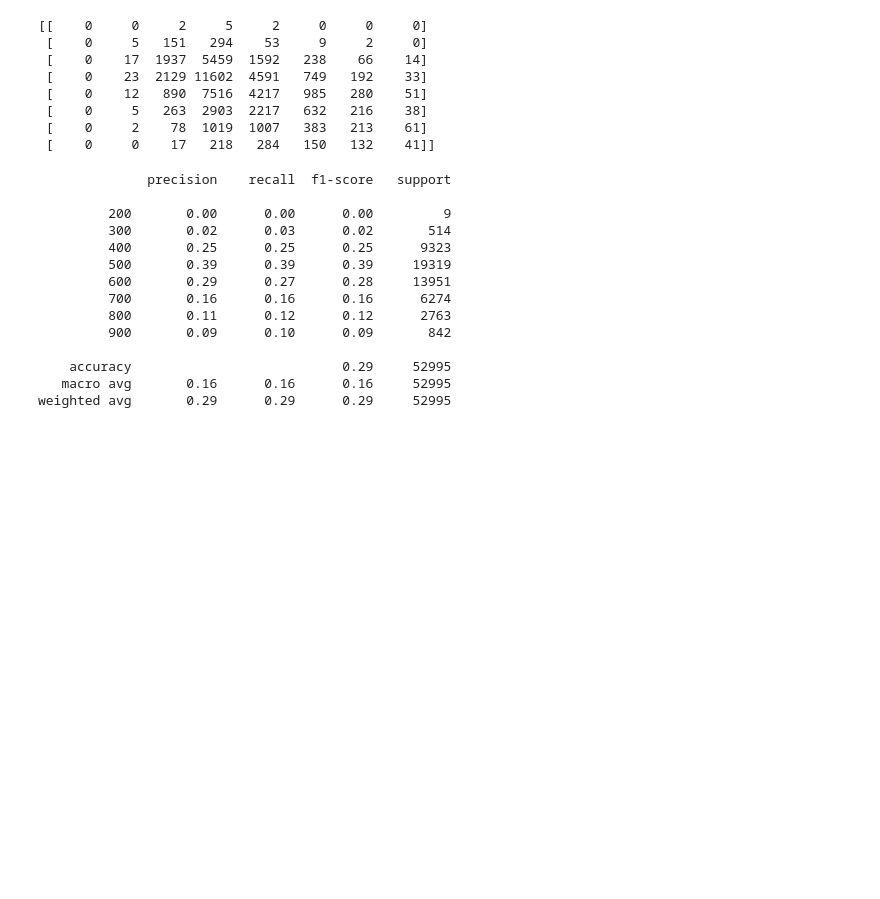
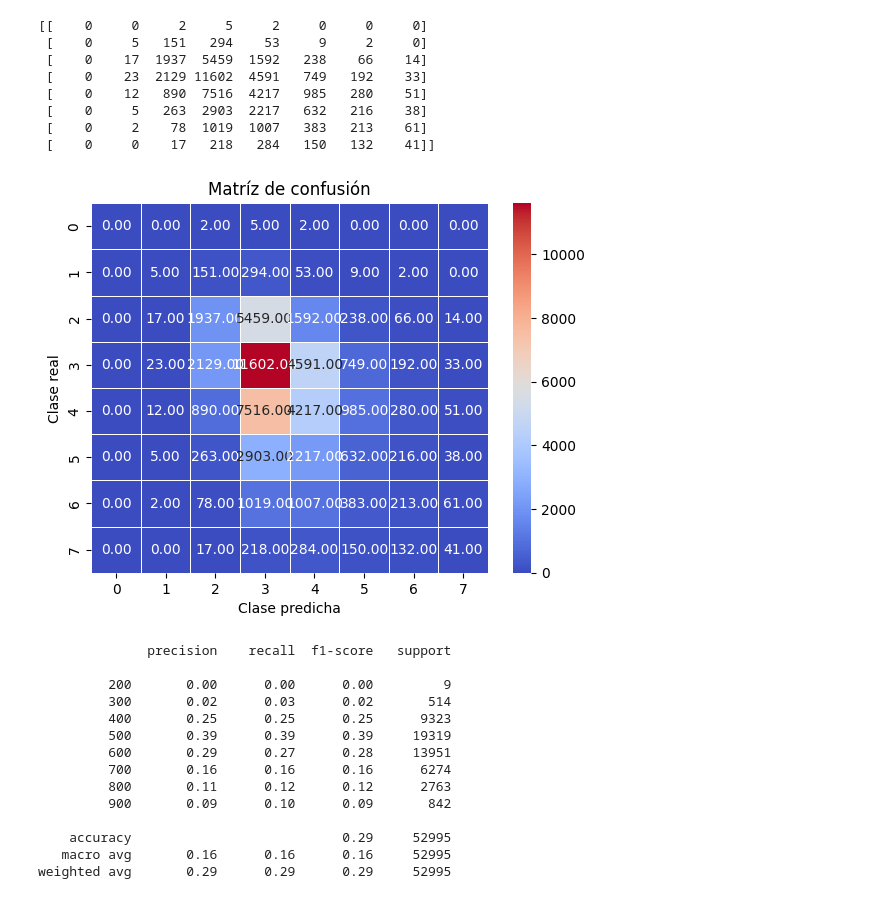
Before and after one commit to gurbina2234/Repo-Mineria-PSU, a Jupyter notebook: prueba_clasificacion.ipynb, the cells around one changed output. Saved outputs shown, nothing was run; the diff lists cells and outputs as text; code cells hidden in the pictures; blank space fills up the shorter version.

```diff
--- a/prueba_clasificacion.ipynb
+++ b/prueba_clasificacion.ipynb
@@ -205,6 +205,15 @@ print(cm)
  [    0     5   263  2903  2217   632   216    38]
  [    0     2    78  1019  1007   383   213    61]
  [    0     0    17   218   284   150   132    41]]
+# %%
+import seaborn as sns
+sns.heatmap(cm, annot=True, cmap='coolwarm', fmt='.2f', linewidths=.5)
+plt.title('Matríz de confusión')
+plt.xlabel('Clase predicha')
+plt.ylabel('Clase real')
+plt.show()
+# %% [output]
+[figure, added]
 # %%
 from sklearn.tree import DecisionTreeClassifier
 from sklearn.metrics import classification_report
```
